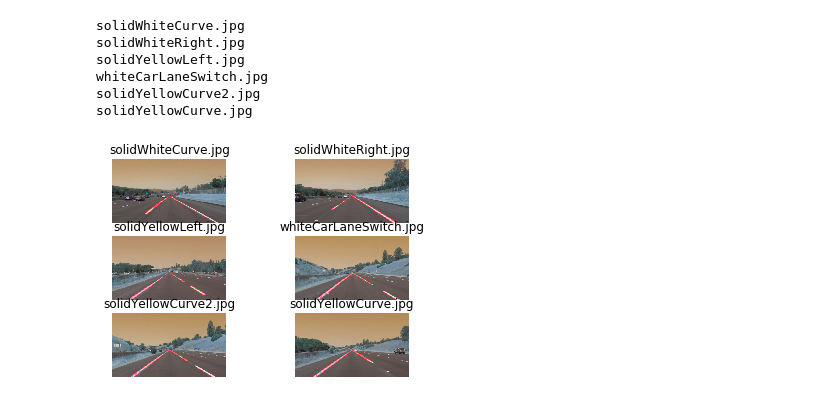
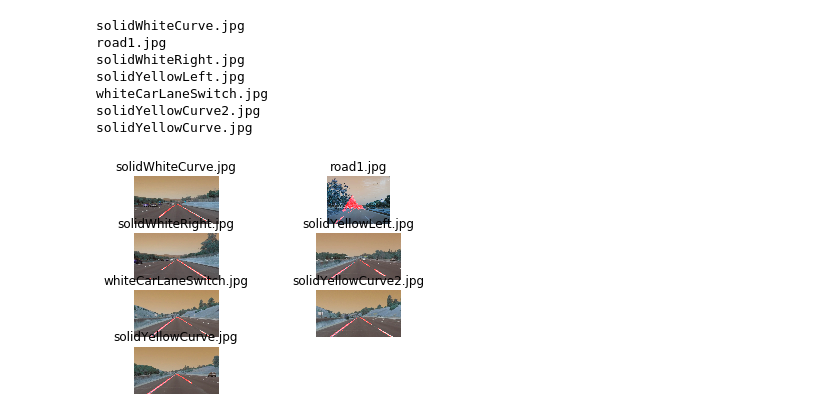
Before and after one commit to Shamraiz-Iqbal/Road_Lane_Detector, a Jupyter notebook: Road_lines_func.ipynb, the cells around one changed output. Drawn from its saved outputs; the diff is of its cells as text; code cells hidden in the pictures.

```diff
--- a/Road_lines_func.ipynb
+++ b/Road_lines_func.ipynb
@@ -63,22 +67,23 @@ def line_detector(img):
 # %%
 import os
 i=1
 for filename in os.listdir('/content/CarND-LaneLines-P1/test_images'):
 
   img = cv2.imread(os.path.join('/content/CarND-LaneLines-P1/test_images',filename))
   print(filename)
   x=line_detector(img)
-  plt.subplot(3,2,i)
+  plt.subplot(4,2,i)
   plt.imshow(x)
 
   plt.title(filename)
   plt.axis('off')
   i=i+1
 # %% [output]
 solidWhiteCurve.jpg
+road1.jpg
 solidWhiteRight.jpg
 solidYellowLeft.jpg
 whiteCarLaneSwitch.jpg
 solidYellowCurve2.jpg
 solidYellowCurve.jpg
-[figure, old version]
+[figure, new version]
```
Also changed, not shown: parts of 2 cells of this notebook.
